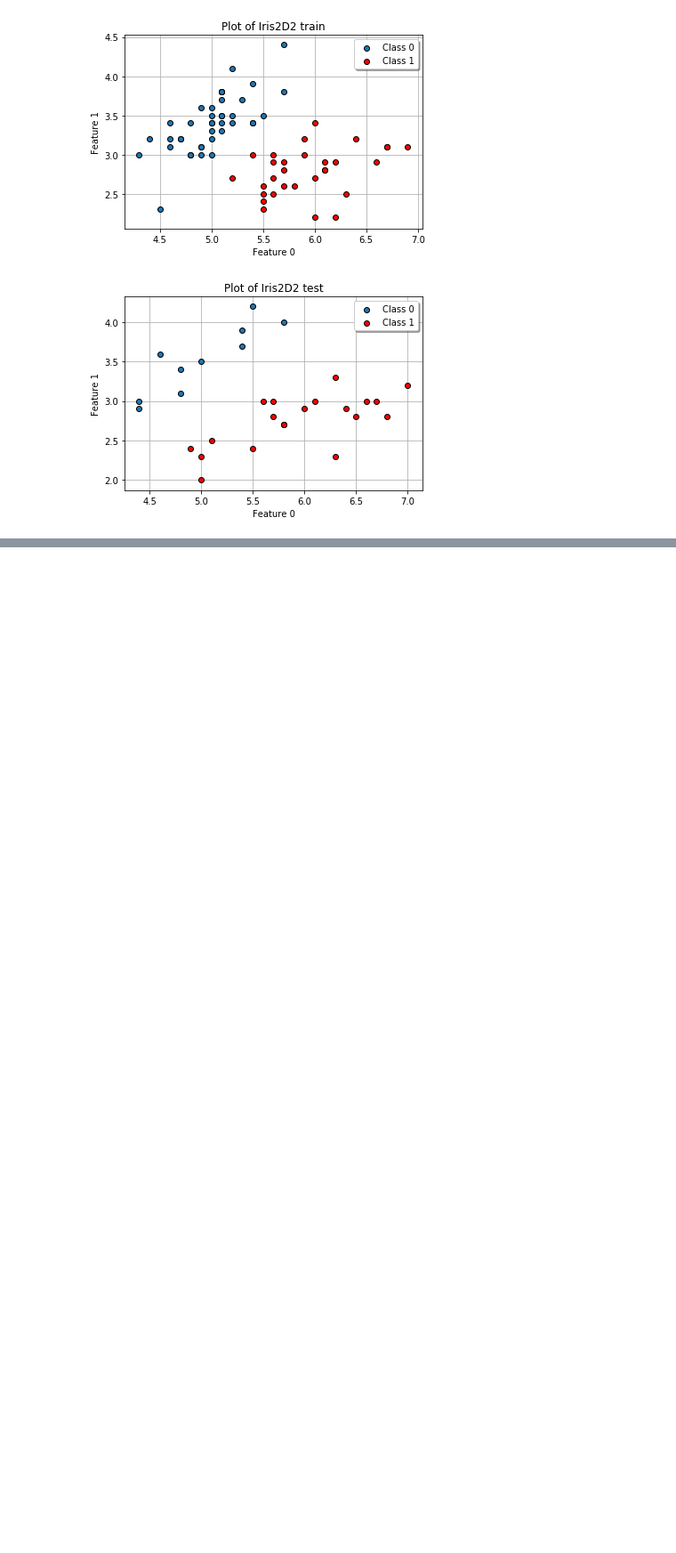
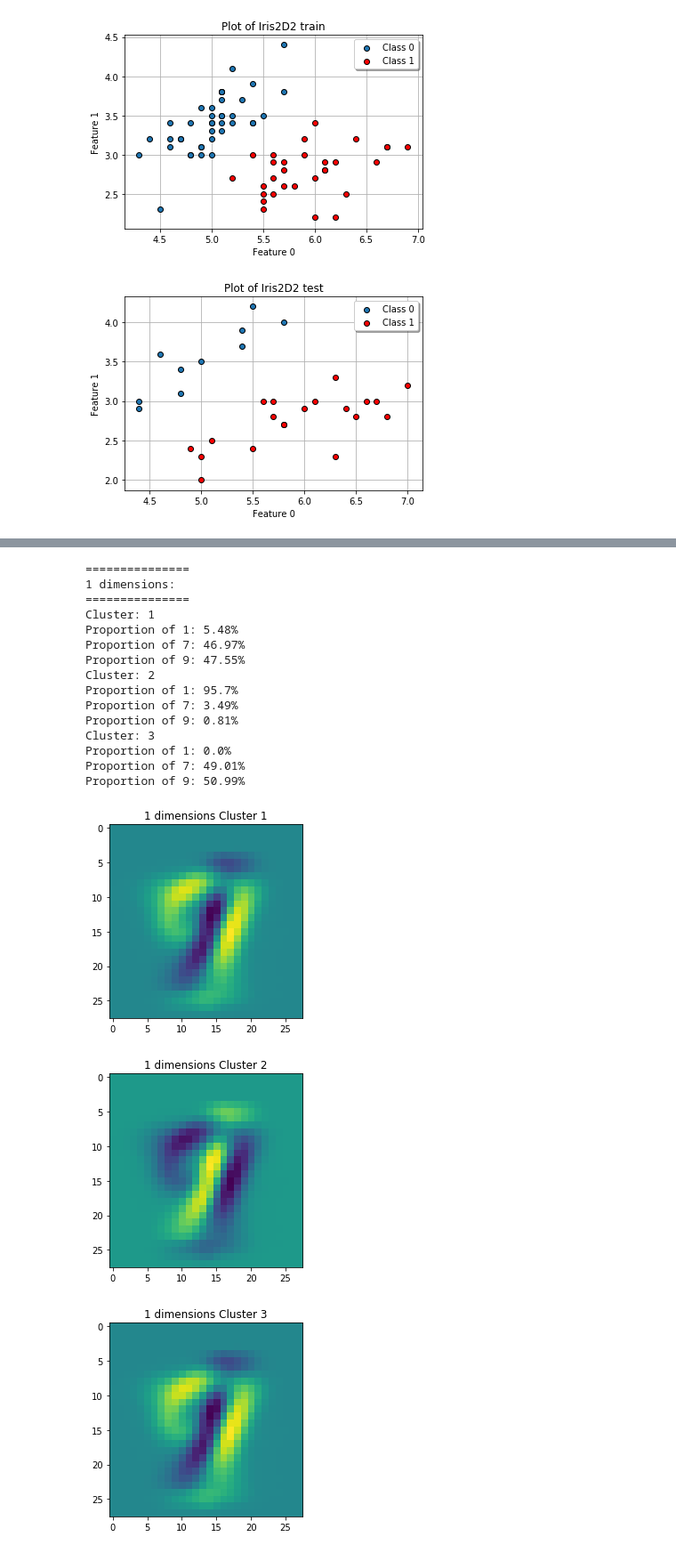
Before and after one commit to mahdi-robbani/ids, a Jupyter notebook: Assignment5/Main.ipynb, the cells around one changed output, grey strips where cells are left out. Shown: that part at 89% size. Saved outputs shown, nothing was run; the diff lists cells and outputs as text; code cells hidden in the pictures; blank space fills up the shorter version.

```diff
--- a/Assignment5/Main.ipynb
+++ b/Assignment5/Main.ipynb
@@ -147,0 +206,25 @@ Iris2D2 Weights:
+# %%
+# Exercise 10b
+dimensions = [1, 20, 200]
+
+for i in dimensions:
+    cl.get_prop_plot_mds(3, numbers, digits, labels, i, " dimensions Cluster ")
+# %% [output]
+===============
+1 dimensions:
+===============
+Cluster: 1
+Proportion of 1: 5.48%
+Proportion of 7: 46.97%
+Proportion of 9: 47.55%
+Cluster: 2
+Proportion of 1: 95.7%
+Proportion of 7: 3.49%
+Proportion of 9: 0.81%
+Cluster: 3
+Proportion of 1: 0.0%
+Proportion of 7: 49.01%
+Proportion of 9: 50.99%
+[figure, added]
+[figure, added]
+[figure, added]
```
Also changed, not shown: parts of 8 cells of this notebook, 45 other files.
